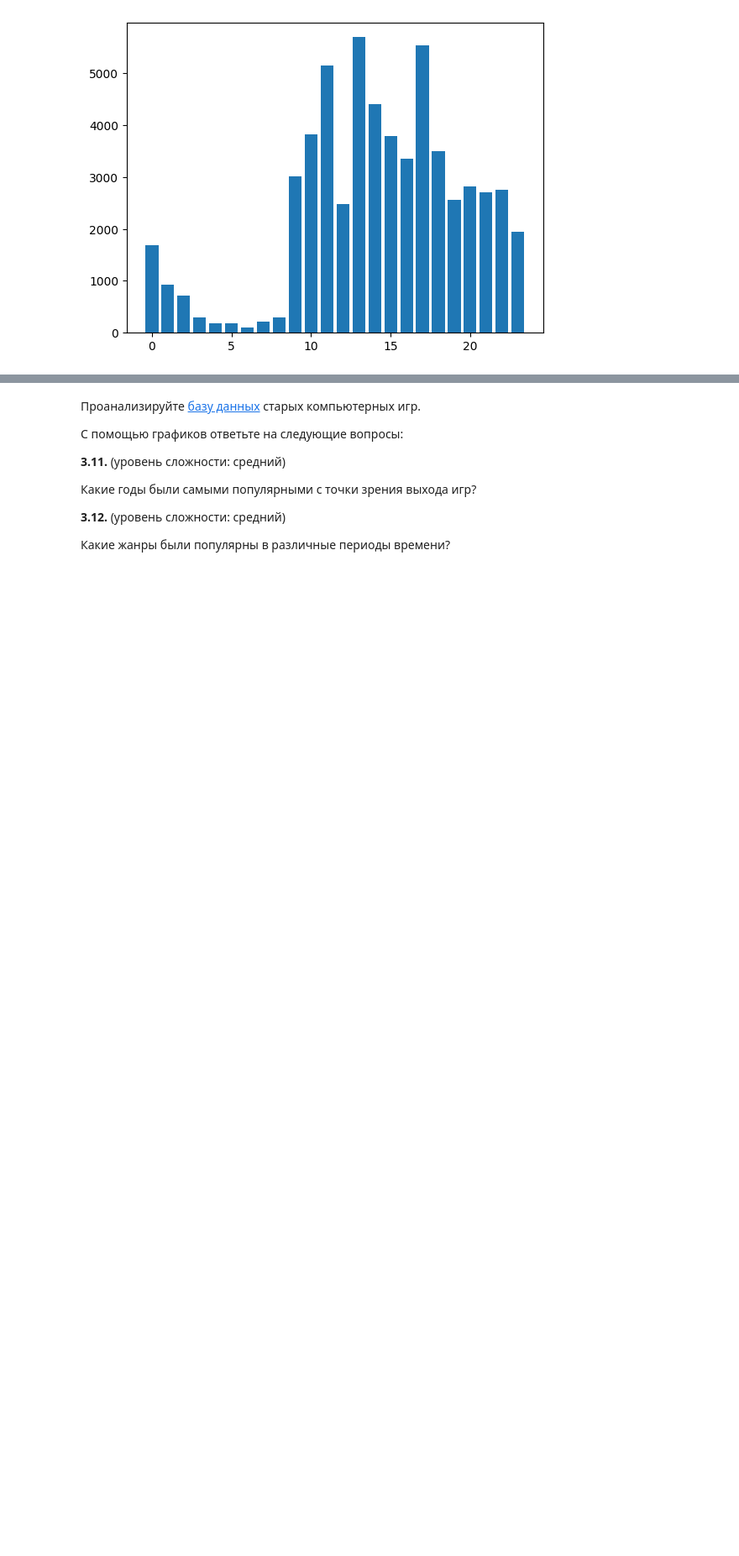
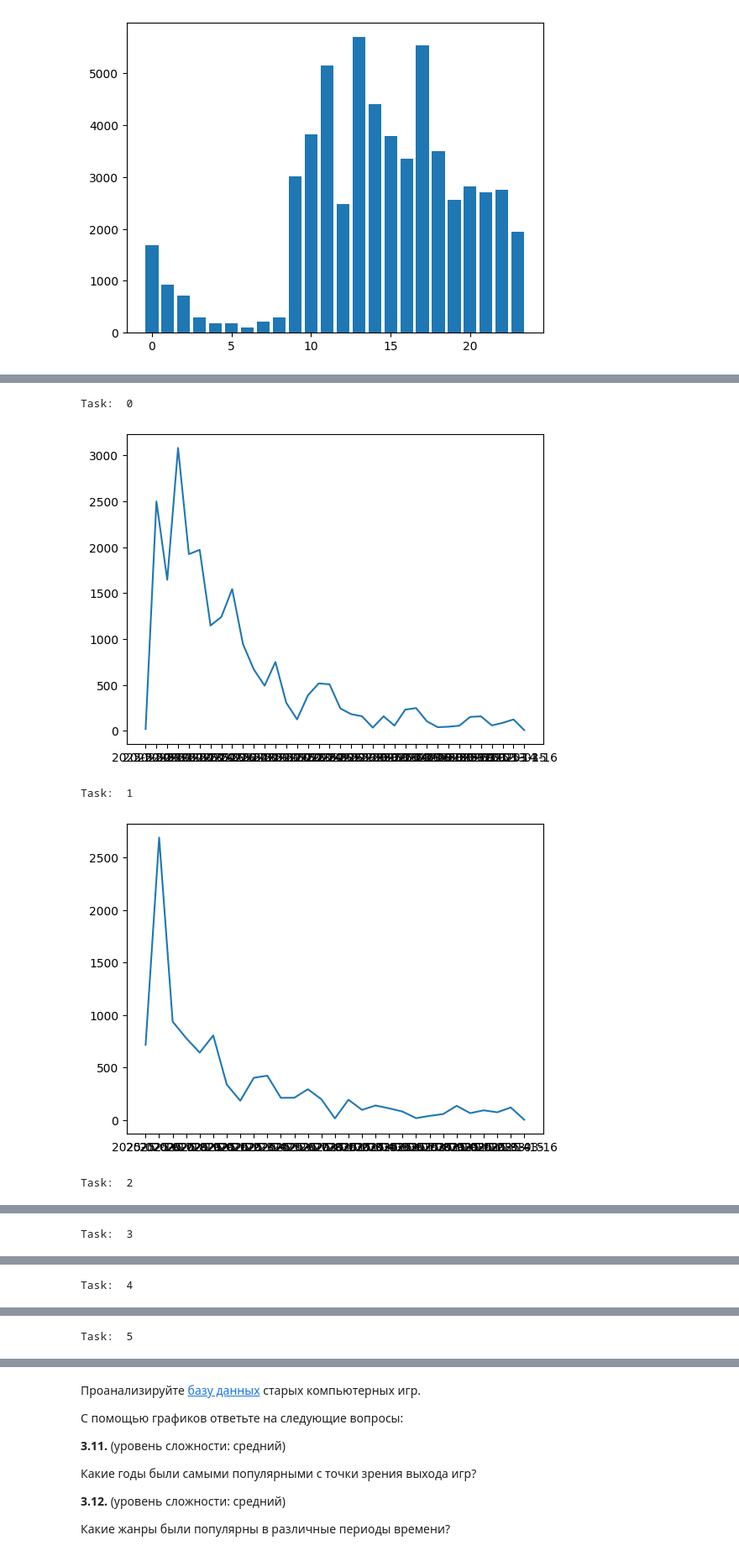
Before and after one commit to Idontlikeni/fourth_semestr, a Jupyter notebook: piton/pract3.ipynb, the cells around one changed output, grey strips where cells are left out. Shown at 84% size. Saved outputs shown, nothing was run; the diff lists cells and outputs as text; code cells hidden in the pictures; blank space fills up the shorter version.

```diff
--- a/piton/pract3.ipynb
+++ b/piton/pract3.ipynb
@@ -587,0 +615,26 @@ plt.show()
+# %%
+# 3.4
+import matplotlib.pyplot as plt
+for task in range(6):
+    dct = dict()
+    # task = 0
+    for line in messages:
+        t = int(line[1])
+        # print(t)
+        date = line[4].split()[0]
+        if t == task:
+            # print("a")
+            dct[date] = dct.get(date, 0) + 1
+
+    # print(dct)
+
+    fig, ax = plt.subplots()
+    ax.plot(dct.keys(), dct.values())
+    print("Task: ", task)
+    plt.show()
+# %% [output]
+Task:  0
+[figure, added]
+Task:  1
+[figure, added]
+Task:  2
@@ -587,0 +642 @@ plt.show()
+Task:  3
@@ -587,0 +644 @@ plt.show()
+Task:  4
@@ -587,0 +646 @@ plt.show()
+Task:  5
```
Also changed, not shown: parts of 12 cells of this notebook, 16 other files.
